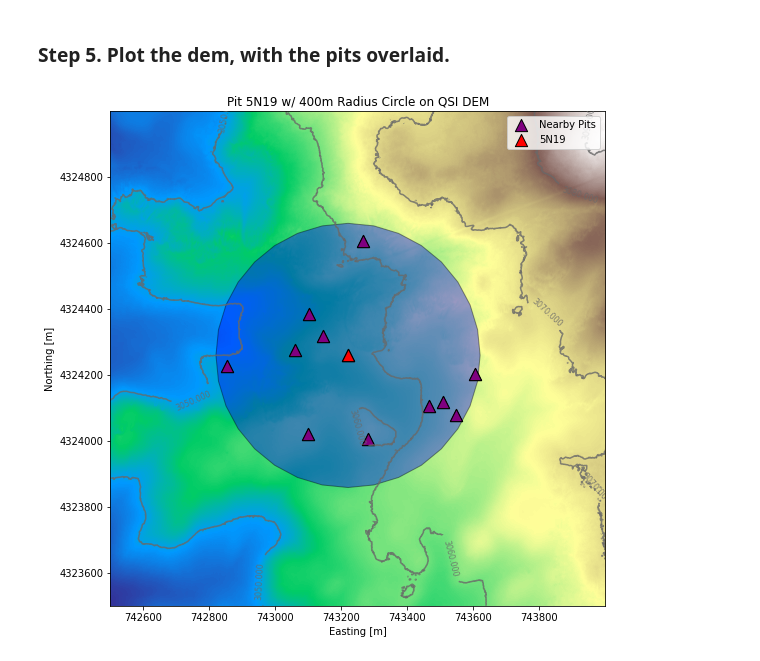
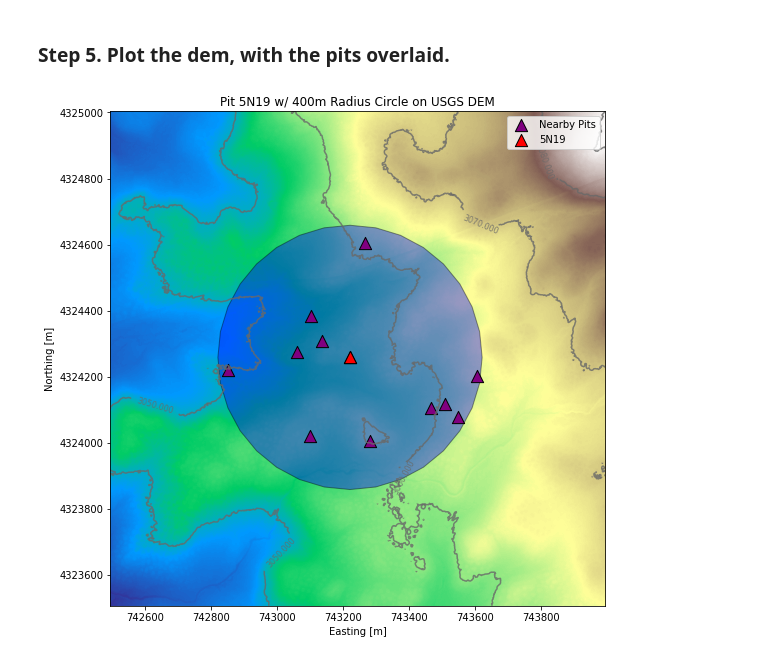
Before and after one commit to SnowEx/snowexsql, a Jupyter notebook: docs/gallery/raster_union_and_more_example.ipynb, the cells around one changed output. Cells and saved outputs as stored; diff of their text form; code cells hidden in the pictures.

```diff
--- a/docs/gallery/raster_union_and_more_example.ipynb
+++ b/docs/gallery/raster_union_and_more_example.ipynb
@@ -35,7 +35,7 @@ site_id = '5N19'
 buffer_dist = 400
 
 # Connect to the database we made.
-db_name = 'localhost/snowex'
+db_name = 'db.snowexdata.org/snowex'
 engine, session = get_db(db_name, credentials='./credentials.json')
 
 datasets = []
@@ -68,16 +68,17 @@ df_circle = gpd.GeoSeries(circle)
 ### Step 3. Union all Bare Earth DEM tiles touching our buffer circle
 # %%
 # Grab the rasters, union them and convert them as tiff when done
-session.rollback()
 q = session.query(func.ST_AsTiff(func.ST_Union(ImageData.raster, type_=Raster)))
 
-# Only grab rasters that are the bare earth DEM from QSI
-q = q.filter(ImageData.type == 'DEM').filter(ImageData.surveyors=='QSI')
+# Only grab rasters that are the bare earth DEM from USGS
+q = q.filter(ImageData.type == 'DEM').filter(ImageData.surveyors=='USGS')
+
 # And grab rasters touching the circle
 q = q.filter(gfunc.ST_Intersects(ImageData.raster, buffered_pit))
 
 # Execute the query
 rasters = q.all()
+
 # Get the rasterio object of the raster
 dataset = raster_to_rasterio(session, rasters)[0]
 # %% [markdown]
@@ -93,33 +94,33 @@ nearby_pits = query_to_geopandas(q, engine)
 # %%
 # Create a single plot to add everything to
 fig, ax = plt.subplots(figsize=(8,8))
 
 # Plot the DEM
 img = show(dataset.read(1), ax=ax, transform=dataset.transform, cmap='terrain')
 
 # Plot the contours of the DEM (Just for kicks!) at 10m intervals
 show(dataset.read(1), contour=True, levels=[s for s in np.arange(3000, 4000, 10)], colors='dimgray', ax=ax, transform=dataset.transform)
 
 # Plot the circle as blue with slight transparency
 df_circle.plot(ax=ax, color='b', alpha=0.4, edgecolor='black')
 
 # Plot the nearby pits as purple triangles
 nearby_pits.plot(ax=ax, color='purple', marker='^', label='Nearby Pits',  edgecolor='black', markersize=150)
 
 # Plot pit as a red triangle
 df_pit.plot(ax=ax, color='r', marker='^', label=site_id,  edgecolor='black', markersize=150)
 
 # Don't use scientific notation on the axis ticks
 ax.ticklabel_format(style='plain', useOffset=False)
 
 # Add x/y labels, a title, a legend and avoid overlapping labels
 ax.set_xlabel('Easting [m]')
 ax.set_ylabel('Northing [m]')
-ax.set_title('Pit {} w/ {}m Radius Circle on QSI DEM'.format(site_id, buffer_dist))
+ax.set_title('Pit {} w/ {}m Radius Circle on USGS DEM'.format(site_id, buffer_dist))
 ax.legend()
 plt.tight_layout()
 # %% [output]
-[figure, old version]
+[figure, new version]
 # %%
 # Close the dataset and end the database session
 dataset.close()
```
Also changed, not shown: 12 other files.
